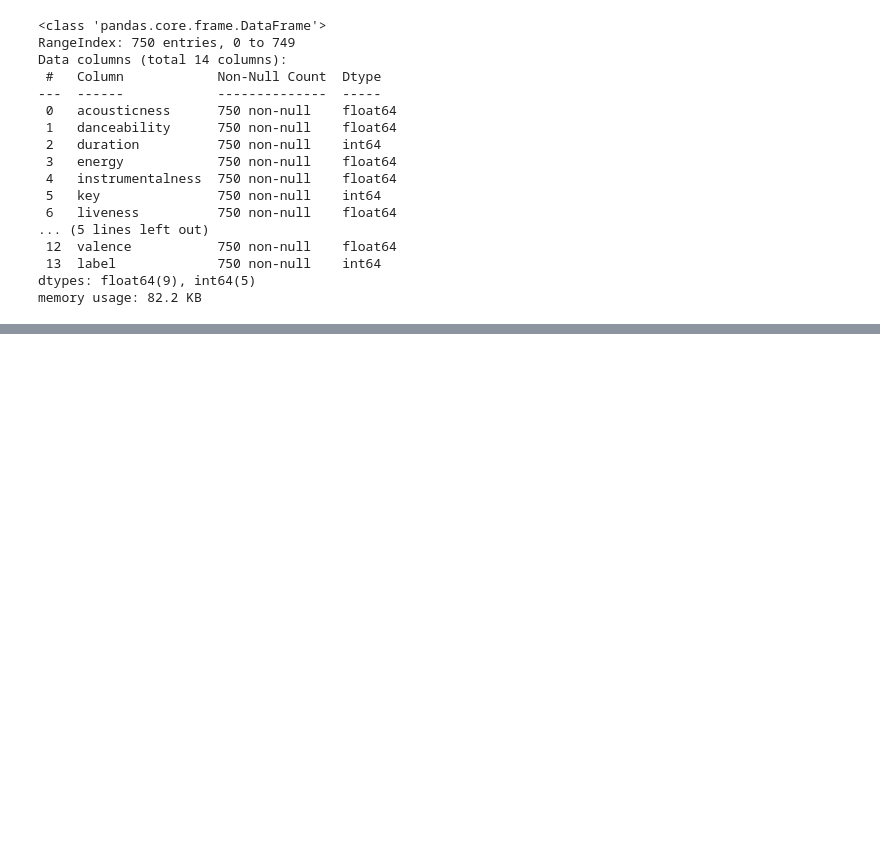
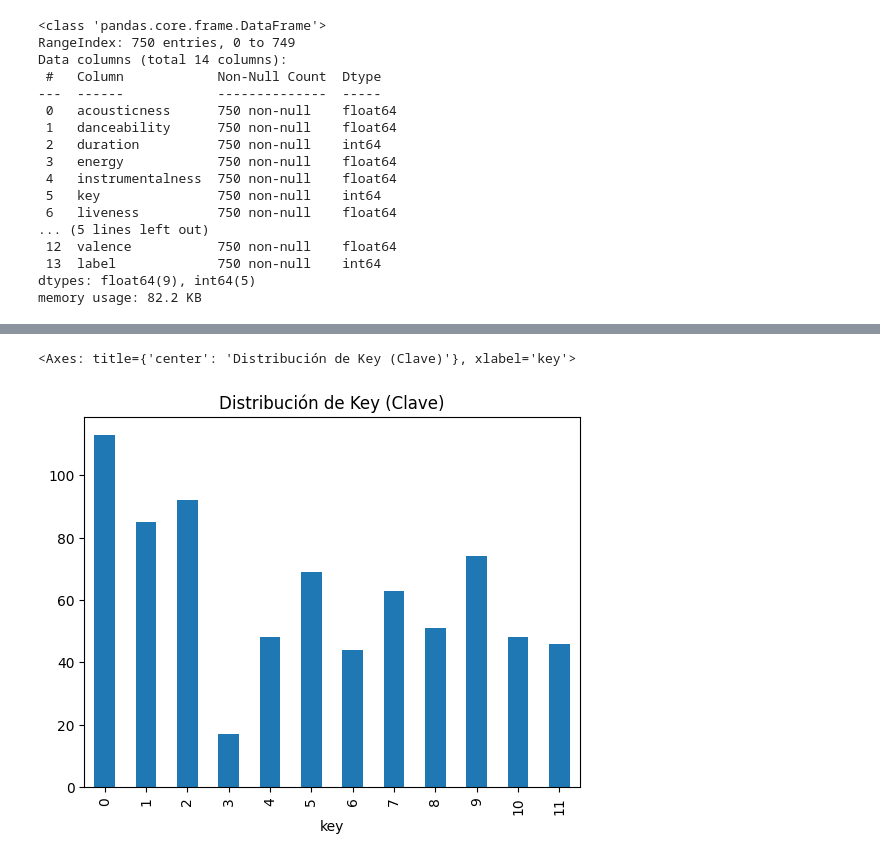
Before and after one commit to Lucass12345/AdD_TP_Final, a Jupyter notebook: TP_Final.ipynb, the cells around one changed output, grey strips where cells are left out. Saved outputs shown, nothing was run; the diff lists cells and outputs as text; code cells hidden in the pictures; blank space fills up the shorter version.

```diff
--- a/TP_Final.ipynb
+++ b/TP_Final.ipynb
@@ -28,0 +194,5 @@ df.shape
+# %%
+df['key'].value_counts().sort_index().plot(kind='bar', title='Distribución de Key (Clave)')
+# %% [output]
+<Axes: title={'center': 'Distribución de Key (Clave)'}, xlabel='key'>
+[figure, added]
```
Also changed, not shown: parts of 18 cells of this notebook, 2 other files.
